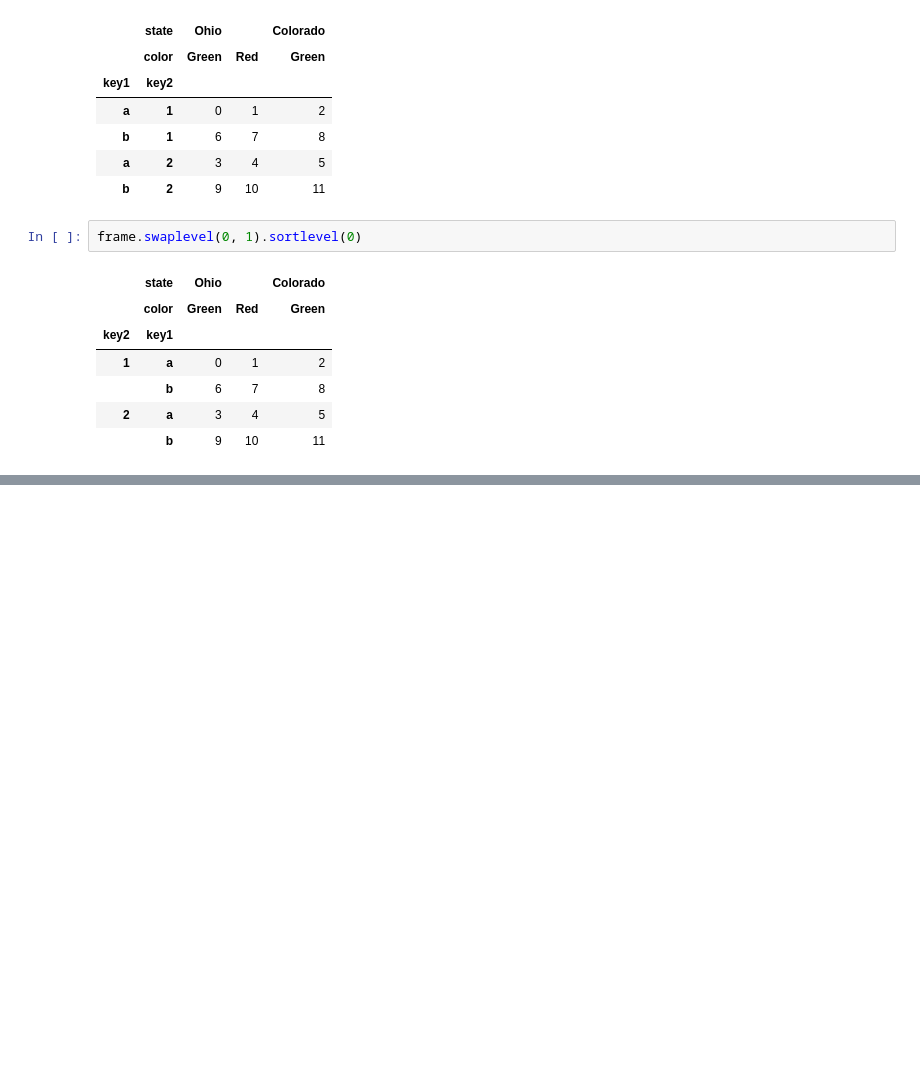
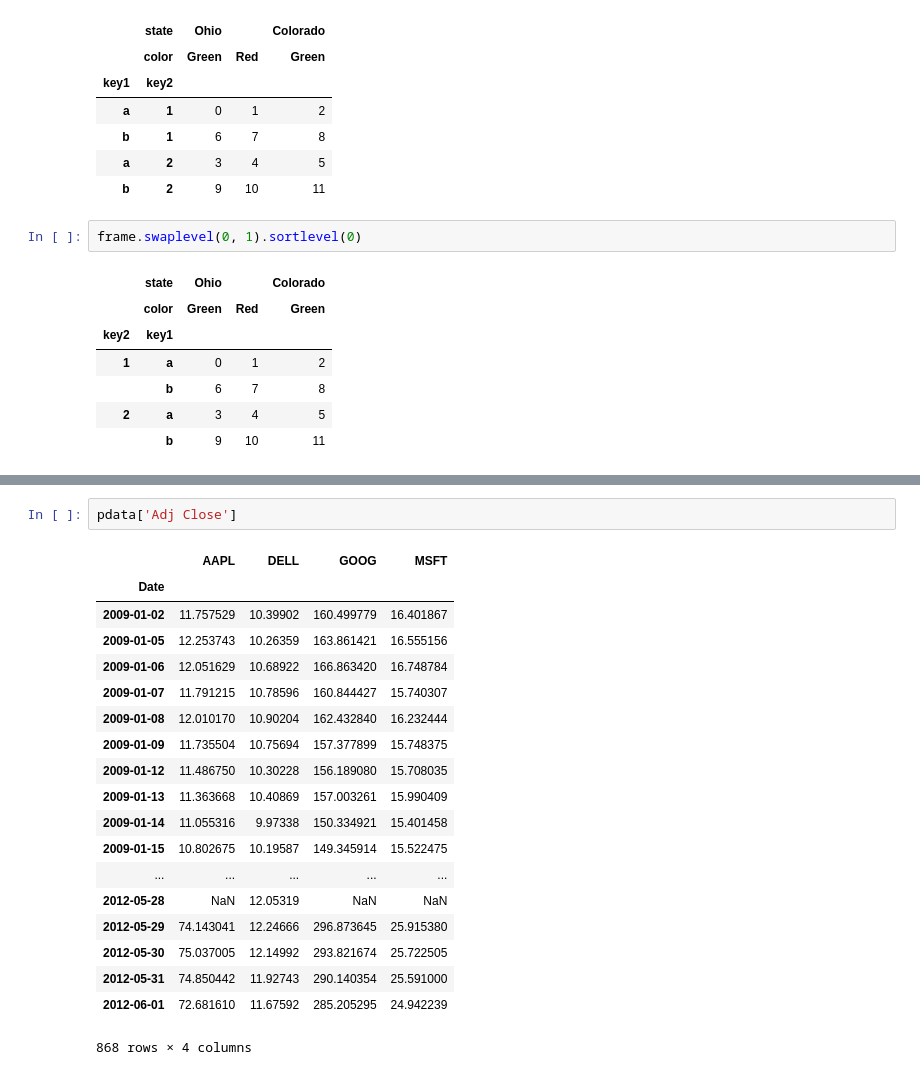
Before and after one commit to zhzhzh/PyDataLean, a Jupyter notebook: pydata_ch05_2.ipynb, the cells around one changed output, grey strips where cells are left out. Saved outputs shown, nothing was run; the diff lists cells and outputs as text; blank space fills up the shorter version.

```diff
--- a/pydata_ch05_2.ipynb
+++ b/pydata_ch05_2.ipynb
@@ -446,0 +594,22 @@ frame.swaplevel(0, 1).sortlevel(0)
+# %%
+pdata['Adj Close']
+# %% [output]
+|  | AAPL | DELL | GOOG | MSFT |
+| Date |  |  |  |  |
+| 2009-01-02 | 11.757529 | 10.39902 | 160.499779 | 16.401867 |
+| 2009-01-05 | 12.253743 | 10.26359 | 163.861421 | 16.555156 |
+| 2009-01-06 | 12.051629 | 10.68922 | 166.863420 | 16.748784 |
+| 2009-01-07 | 11.791215 | 10.78596 | 160.844427 | 15.740307 |
+| 2009-01-08 | 12.010170 | 10.90204 | 162.432840 | 16.232444 |
+| 2009-01-09 | 11.735504 | 10.75694 | 157.377899 | 15.748375 |
+| 2009-01-12 | 11.486750 | 10.30228 | 156.189080 | 15.708035 |
+| 2009-01-13 | 11.363668 | 10.40869 | 157.003261 | 15.990409 |
+| 2009-01-14 | 11.055316 | 9.97338 | 150.334921 | 15.401458 |
+| 2009-01-15 | 10.802675 | 10.19587 | 149.345914 | 15.522475 |
+| ... | ... | ... | ... | ... |
+| 2012-05-28 | NaN | 12.05319 | NaN | NaN |
+| 2012-05-29 | 74.143041 | 12.24666 | 296.873645 | 25.915380 |
+| 2012-05-30 | 75.037005 | 12.14992 | 293.821674 | 25.722505 |
+| 2012-05-31 | 74.850442 | 11.92743 | 290.140354 | 25.591000 |
+| 2012-06-01 | 72.681610 | 11.67592 | 285.205295 | 24.942239 |
+868 rows × 4 columns
```
Also changed, not shown: parts of 30 cells of this notebook.
